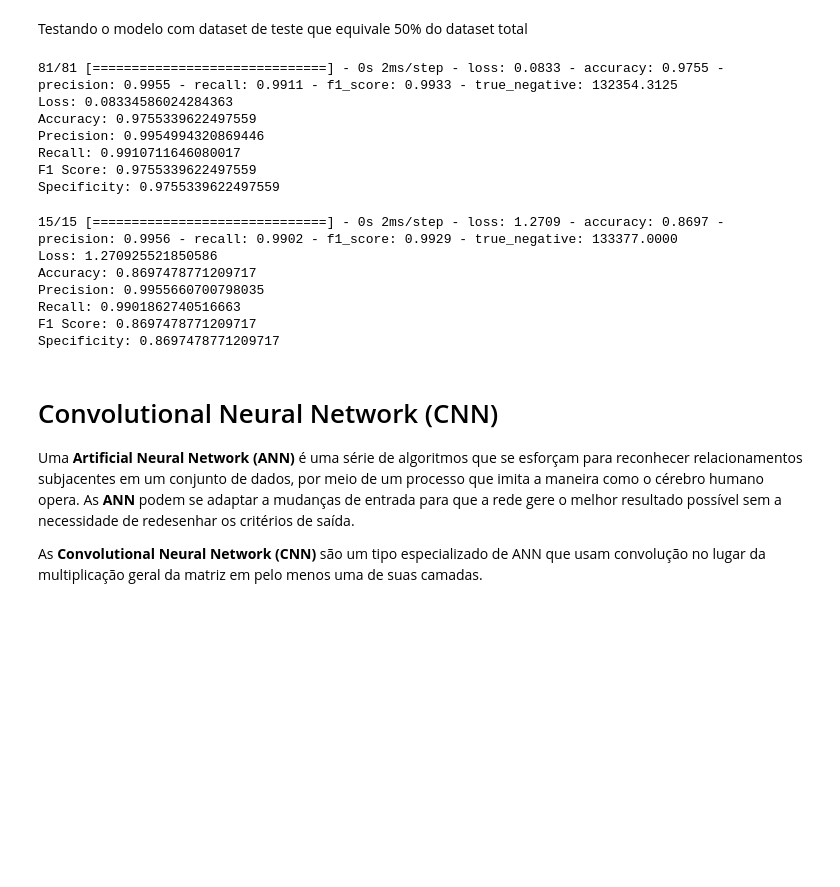
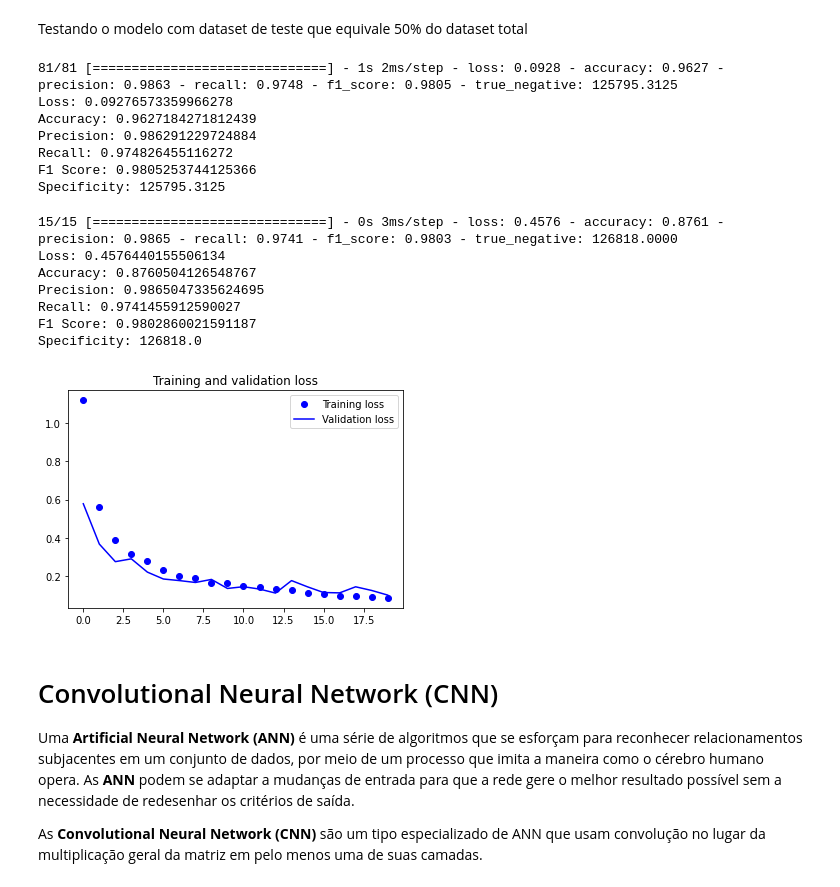
Before and after one commit to Le4o/topicos-avancados-ic, a Jupyter notebook: Avaliação_1.ipynb, the cells around one changed output. Drawn from its saved outputs; the diff is of its cells as text; code cells hidden in the pictures; blank space fills up the shorter version.

```diff
--- a/Avaliação_1.ipynb
+++ b/Avaliação_1.ipynb
@@ -177,0 +188,11 @@ x_test_laying = scaling_data.fit_transform(x_test_laying)
+# %%
+def plot_loss(history, epochs):
+    loss = history.history['loss']
+    val_loss = history.history['val_loss']
+    epochs = range(epochs)
+    plt.figure()
+    plt.plot(epochs, loss, 'bo', label='Training loss')
+    plt.plot(epochs, val_loss, 'b', label='Validation loss')
+    plt.title('Training and validation loss')
+    plt.legend()
+    plt.show()
@@ -188,9 +216,9 @@ Funções de ativação:
 # Criando o model
 model_mlp = Sequential()
 model_mlp.add(Dense(64, activation='relu', input_dim=x_train.shape[1])) # Layer 1
-model_mlp.add(Dropout(0.5))
+model_mlp.add(Dropout(0.25))
 model_mlp.add(Dense(64, activation='relu')) # Layer 2
-model_mlp.add(Dropout(0.5))
+model_mlp.add(Dropout(0.25))
 model_mlp.add(Dense(6, activation='softmax')) # Layer 3
 # %% [markdown]
 
@@ -205,6 +233,6 @@ model_mlp.compile(optimizer='adam', loss='sparse_categorical_crossentropy', metr
                                                                                      keras_metrics.sparse_categorical_recall(),
                                                                                      keras_metrics.sparse_categorical_f1_score(),
                                                                                      keras_metrics.sparse_categorical_true_negative()]) # optimizer 'adam'
-history = model_mlp.fit(x_train, y_train, batch_size=64, epochs=20, validation_data=(x_validate, y_validate)) # teinando e validando
+history_mlp = model_mlp.fit(x_train, y_train, batch_size=64, epochs=20, validation_data=(x_validate, y_validate)) # teinando e validando
 # %% [output]
 Epoch 1/20
@@ -229,28 +257,32 @@ Epoch 20/20
 Testando o modelo com dataset de teste que equivale 50% do dataset total
 # %%
 # Testa o treino com todas as classes
-test_results = model_mlp.evaluate(x_test, y_test, verbose=1)
-print(f'Loss: {test_results[0]}\nAccuracy: {test_results[1]}\nPrecision: {test_results[2]}\nRecall: {test_results[3]}\nF1 Score: {test_results[1]}\nSpecificity: {test_results[1]}')
+all_results_mlp = model_mlp.evaluate(x_test, y_test, verbose=1)
+print_metrics(all_results_mlp)
 # %% [output]
-81/81 [==============================] - 0s 2ms/step - loss: 0.0833 - accuracy: 0.9755 - precision: 0.9955 - recall: 0.9911 - f1_score: 0.9933 - true_negative: 132354.3125
-Loss: 0.08334586024284363
-Accuracy: 0.9755339622497559
-Precision: 0.9954994320869446
-Recall: 0.9910711646080017
-F1 Score: 0.9755339622497559
-Specificity: 0.9755339622497559
+81/81 [==============================] - 1s 2ms/step - loss: 0.0928 - accuracy: 0.9627 - precision: 0.9863 - recall: 0.9748 - f1_score: 0.9805 - true_negative: 125795.3125
+Loss: 0.09276573359966278
+Accuracy: 0.9627184271812439
+Precision: 0.986291229724884
+Recall: 0.974826455116272
+F1 Score: 0.9805253744125366
+Specificity: 125795.3125
 # %%
 # Testa o treino apenas com a classe LAYING
-test_results = model_mlp.evaluate(x_test_laying, y_test_laying, verbose=1)
-print(f'Loss: {test_results[0]}\nAccuracy: {test_results[1]}\nPrecision: {test_results[2]}\nRecall: {test_results[3]}\nF1 Score: {test_results[1]}\nSpecificity: {test_results[1]}')
+laying_results_mlp = model_mlp.evaluate(x_test_laying, y_test_laying, verbose=1)
+print_metrics(laying_results_mlp)
 # %% [output]
-15/15 [==============================] - 0s 2ms/step - loss: 1.2709 - accuracy: 0.8697 - precision: 0.9956 - recall: 0.9902 - f1_score: 0.9929 - true_negative: 133377.0000
-Loss: 1.270925521850586
-Accuracy: 0.8697478771209717
-Precision: 0.9955660700798035
-Recall: 0.9901862740516663
-F1 Score: 0.8697478771209717
-Specificity: 0.8697478771209717
+15/15 [==============================] - 0s 3ms/step - loss: 0.4576 - accuracy: 0.8761 - precision: 0.9865 - recall: 0.9741 - f1_score: 0.9803 - true_negative: 126818.0000
+Loss: 0.4576440155506134
+Accuracy: 0.8760504126548767
+Precision: 0.9865047335624695
+Recall: 0.9741455912590027
+F1 Score: 0.9802860021591187
+Specificity: 126818.0
+# %%
+plot_loss(history_mlp, 20)
+# %% [output]
+[figure, added]
 # %% [markdown]
 # Convolutional Neural Network (CNN)
 Uma **Artificial Neural Network (ANN)** é uma série de algoritmos que se esforçam para reconhecer relacionamentos subjacentes em um conjunto de dados, por meio de um processo que imita a maneira como o cérebro humano opera. As **ANN** podem se adaptar a mudanças de entrada para que a rede gere o melhor resultado possível sem a necessidade de redesenhar os critérios de saída.
```
Also changed, not shown: parts of 22 cells of this notebook.
